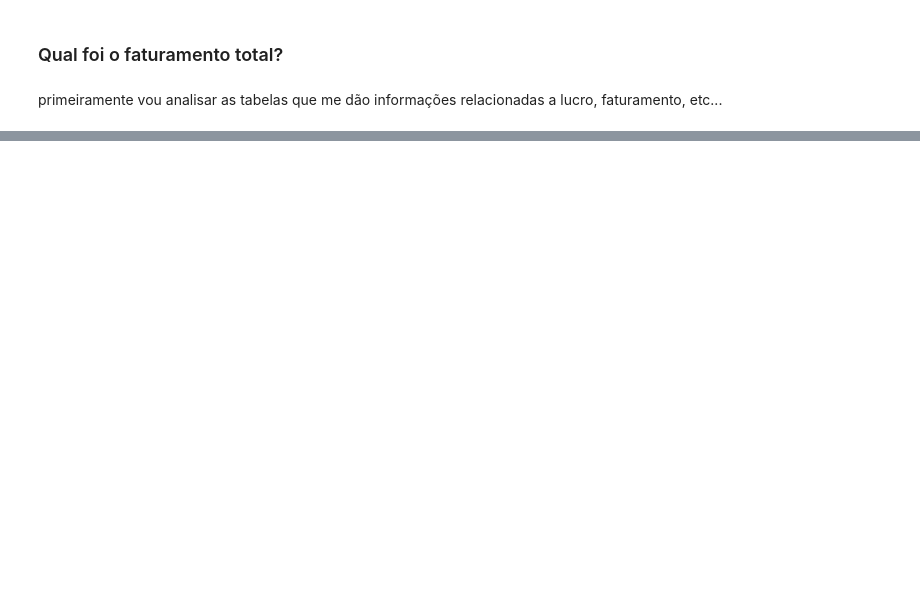
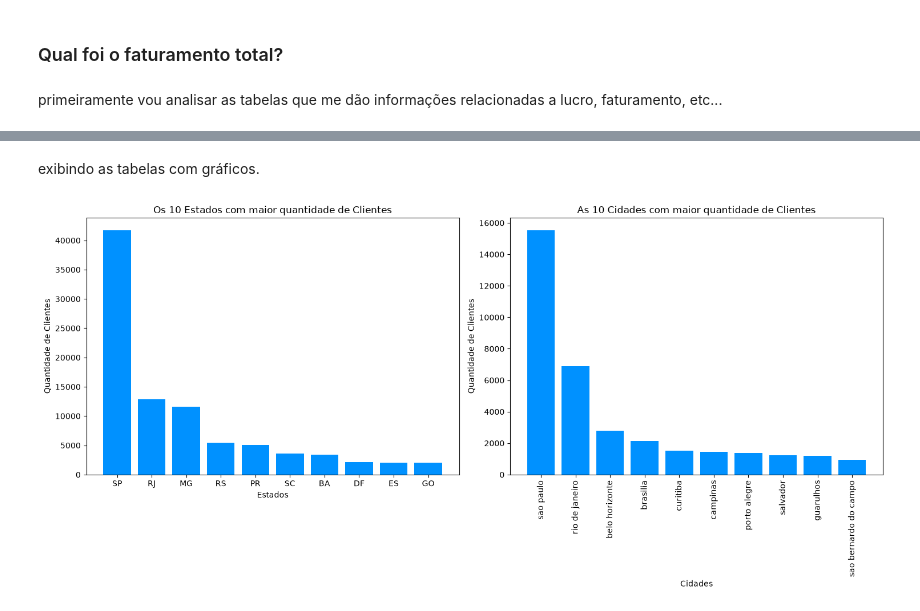
Before and after one commit to jgabryelp/projeto-analise-de-dados-ecommerce-, a Jupyter notebook: analiseseccomerce.ipynb, the cells around one changed output, grey strips where cells are left out. Saved outputs shown, nothing was run; the diff lists cells and outputs as text; code cells hidden in the pictures; blank space fills up the shorter version.

```diff
--- a/analiseseccomerce.ipynb
+++ b/analiseseccomerce.ipynb
@@ -162,0 +164,12 @@ R$16.008.872,12
+# %%
+estadoscommaisclientes = tabelaclientes["customer_state"].value_counts() #selecionando a coluna dos estados dos clientes e contando quantas vezes cada estado aparece
+estadoscommaisclientes = estadoscommaisclientes.reset_index() #transformando o resultado do value counts em uma tabela pra facilitar a visualização
+estadoscommaisclientes = estadoscommaisclientes[:10] #selecionando os 10 estados com mais clientes
+
+display(estadoscommaisclientes)
+
+cidadescommaisclientes = tabelaclientes["customer_city"].value_counts() #selecionando a coluna das cidades dos clientes e contando quantas vezes cada cidade aparece
+cidadescommaisclientes = cidadescommaisclientes.reset_index() #transformando o resultado do value counts em uma tabela pra facilitar a visualização
+cidadescommaisclientes = cidadescommaisclientes[:10] #selecionando as 10 cidades com mais clientes
+
+display(cidadescommaisclientes)
@@ -162,0 +199,23 @@ R$16.008.872,12
+# %% [markdown]
+exibindo as tabelas com gráficos.
+# %%
+fig, ax = plt.subplots(1, 2, figsize=(15, 7)) #criando os dois gráficos um ao lado do outro
+
+ax[0].bar(estadoscommaisclientes["customer_state"], estadoscommaisclientes["count"], color="#0091ff") #selecionando as informações do primeiro gráfico
+
+ax[0].set_title("Os 10 Estados com maior quantidade de Clientes") # titulo do primeiro gráfico
+ax[0].set_xlabel("Estados") #legenda horizontal do primeiro gráfico
+ax[0].set_ylabel("Quantidade de Clientes") #legenda vertical do primeiro gráfico
+
+ax[1].bar(cidadescommaisclientes["customer_city"], cidadescommaisclientes["count"], color="#0091ff") #exatamente o mesmo processo pro segundo gráfico
+
+ax[1].set_title("As 10 Cidades com maior quantidade de Clientes")
+ax[1].set_xlabel("Cidades")
+ax[1].set_ylabel("Quantidade de Clientes")
+
+ax[1].tick_params(axis="x", rotation=90) #girando os nomes das cidades pra facilitar a visualização
+
+plt.tight_layout()
+plt.show()
+# %% [output]
+[figure, added]
```
Also changed, not shown: parts of 8 cells of this notebook.
